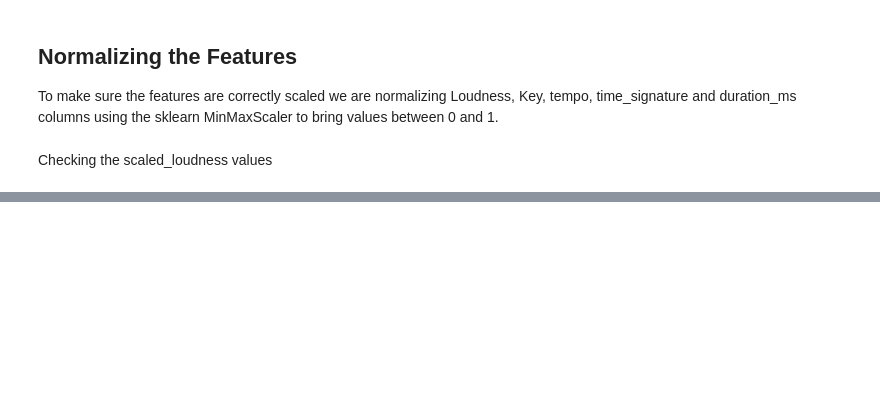
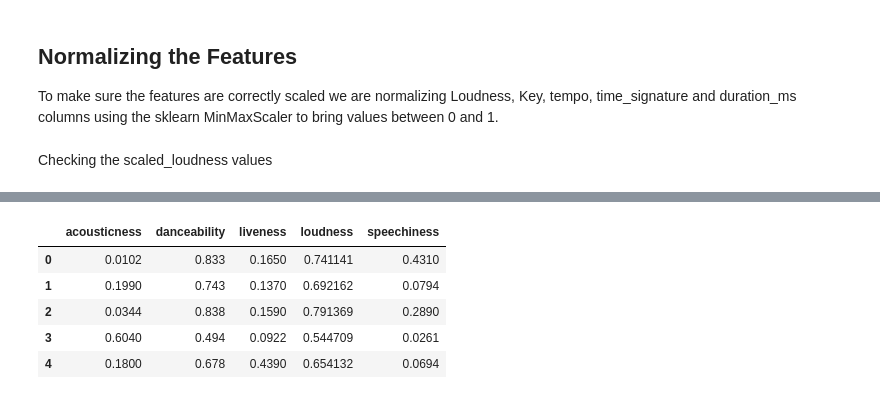
Before and after one commit to Devanshi-123/Mood-Detection, a Jupyter notebook: Mood_Prediction.ipynb, the cells around one changed output, grey strips where cells are left out. Cells and saved outputs as stored; diff of their text form; code cells hidden in the pictures; blank space fills up the shorter version.

```diff
--- a/Mood_Prediction.ipynb
+++ b/Mood_Prediction.ipynb
@@ -143,0 +165,11 @@ scaled_loudness.min(),scaled_loudness.max()
+# %%
+# So from above we can see five features are having high variance so we can remove the unwanted features
+features=features.drop(columns=["duration_ms","energy","instrumentalness","key","mode","tempo","time_signature","valence","target"])
+features.head()
+# %% [output]
+|  | acousticness | danceability | liveness | loudness | speechiness |
+| 0 | 0.0102 | 0.833 | 0.1650 | 0.741141 | 0.4310 |
+| 1 | 0.1990 | 0.743 | 0.1370 | 0.692162 | 0.0794 |
+| 2 | 0.0344 | 0.838 | 0.1590 | 0.791369 | 0.2890 |
+| 3 | 0.6040 | 0.494 | 0.0922 | 0.544709 | 0.0261 |
+| 4 | 0.1800 | 0.678 | 0.4390 | 0.654132 | 0.0694 |
```
Also changed, not shown: parts of 11 cells of this notebook.
